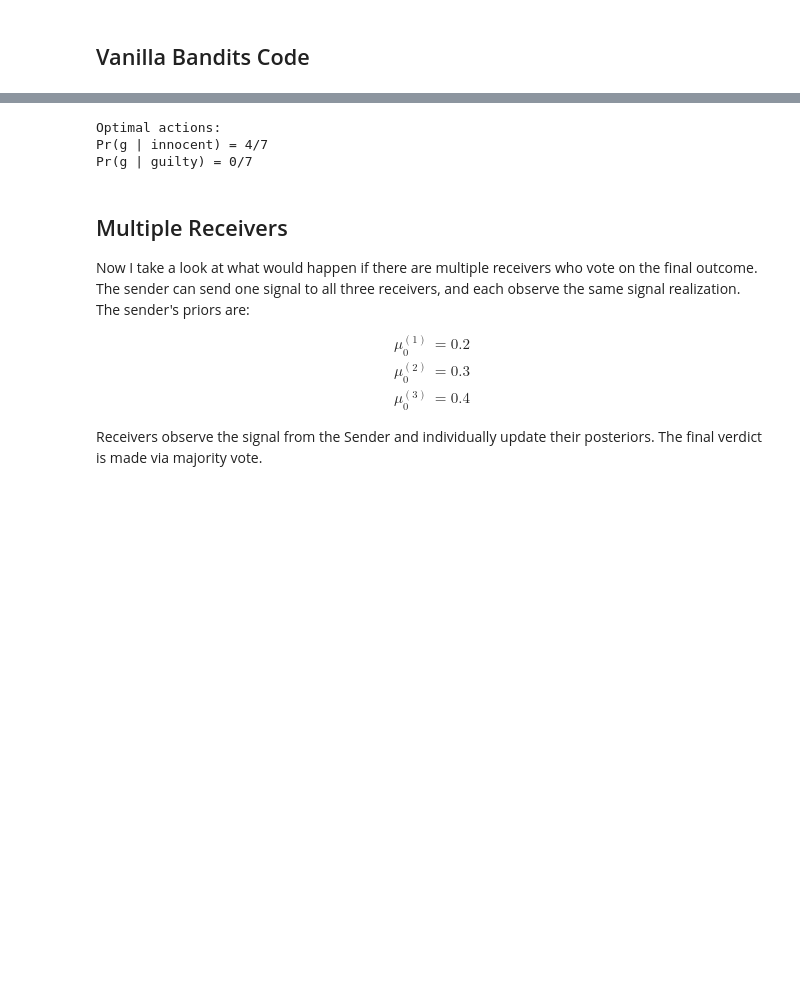
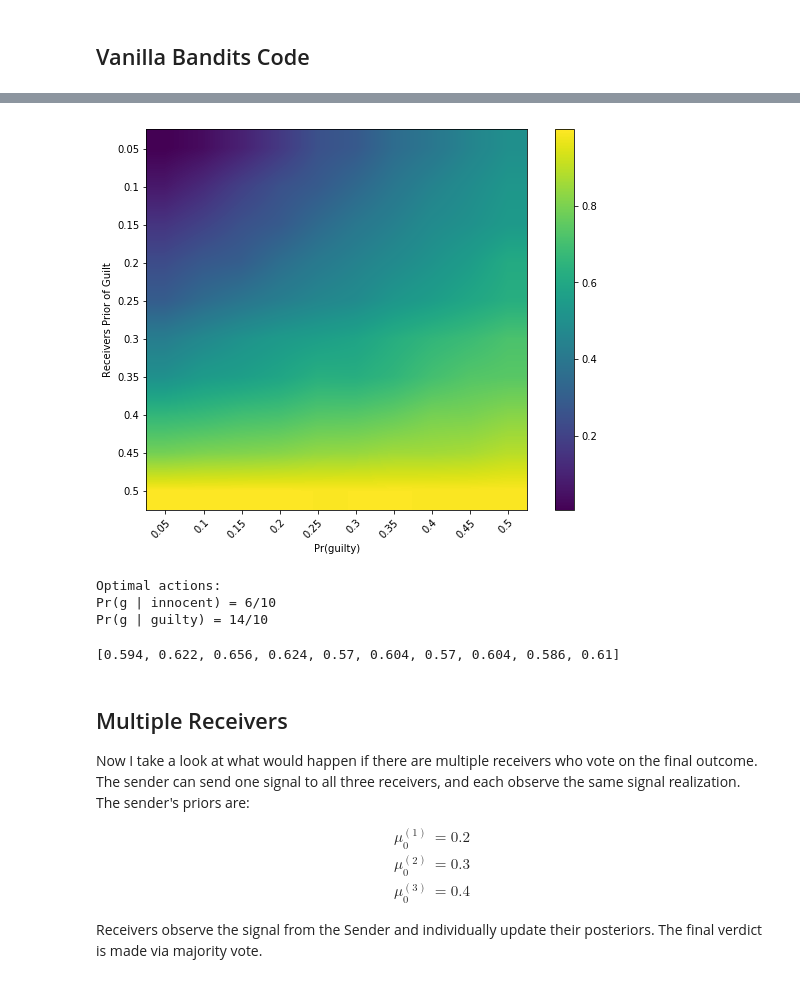
Before and after one commit to cwalker4/persuasion_bandits, a Jupyter notebook: scripts/bandits_persuasion.ipynb, the cells around one changed output, grey strips where cells are left out. Saved outputs shown, nothing was run; the diff lists cells and outputs as text; code cells hidden in the pictures; blank space fills up the shorter version.

```diff
--- a/scripts/bandits_persuasion.ipynb
+++ b/scripts/bandits_persuasion.ipynb
@@ -194,0 +214,9 @@ plt.show()
+# %%
+grid = np.linspace(0.05, 0.5, 10)
+rewards = np.zeros((len(grid), len(grid)))
+for prior_ix in range(len(grid)):
+    print("mu_0(guilty) {}".format(grid[prior_ix]))
+    for truth_ix in range(len(grid)):
+        print("\tPr(guilty) = {}".format(grid[truth_ix]))
+        _, _, _, r = persuasion_bandit(grid[prior_ix], grid[truth_ix])
+        rewards[prior_ix, truth_ix] = np.mean(np.array(r)[-80:])
@@ -195,11 +241,32 @@ plt.show()
+# %%
+fig, ax = plt.subplots(figsize=(10,7))
+im = ax.imshow(rewards, interpolation='bilinear')
+cbar = ax.figure.colorbar(im, ax=ax)
+
+ax.set_xticks(np.arange(len(grid)))
+ax.set_yticks(np.arange(len(grid)))
+# ... and label them with the respective list entries
+ax.set_xticklabels(np.round(grid, 2))
+ax.set_yticklabels(np.round(grid, 2))
+
+plt.setp(ax.get_xticklabels(), rotation=45, ha="right",
+         rotation_mode="anchor")
+
+plt.xlabel('Pr(guilty)')
+plt.ylabel('Receivers Prior of Guilt')
+
+plt.show()
+# %% [output]
+[figure, added]
 # %%
 print("Optimal actions:")
-print("Pr(g | innocent) = {}/7".format(actions[0]))
-print("Pr(g | guilty) = {}/7".format(actions[1]))
+print("Pr(g | innocent) = {}/10".format(actions[0]))
+print("Pr(g | guilty) = {}/10".format(actions[1]))
 # %% [output]
 Optimal actions:
-Pr(g | innocent) = 4/7
-Pr(g | guilty) = 0/7
+Pr(g | innocent) = 6/10
+Pr(g | guilty) = 14/10
+[0.594, 0.622, 0.656, 0.624, 0.57, 0.604, 0.57, 0.604, 0.586, 0.61]
 # %% [markdown]
 ## Multiple Receivers
 
```
Also changed, not shown: parts of 6 cells of this notebook, 1 other file.
